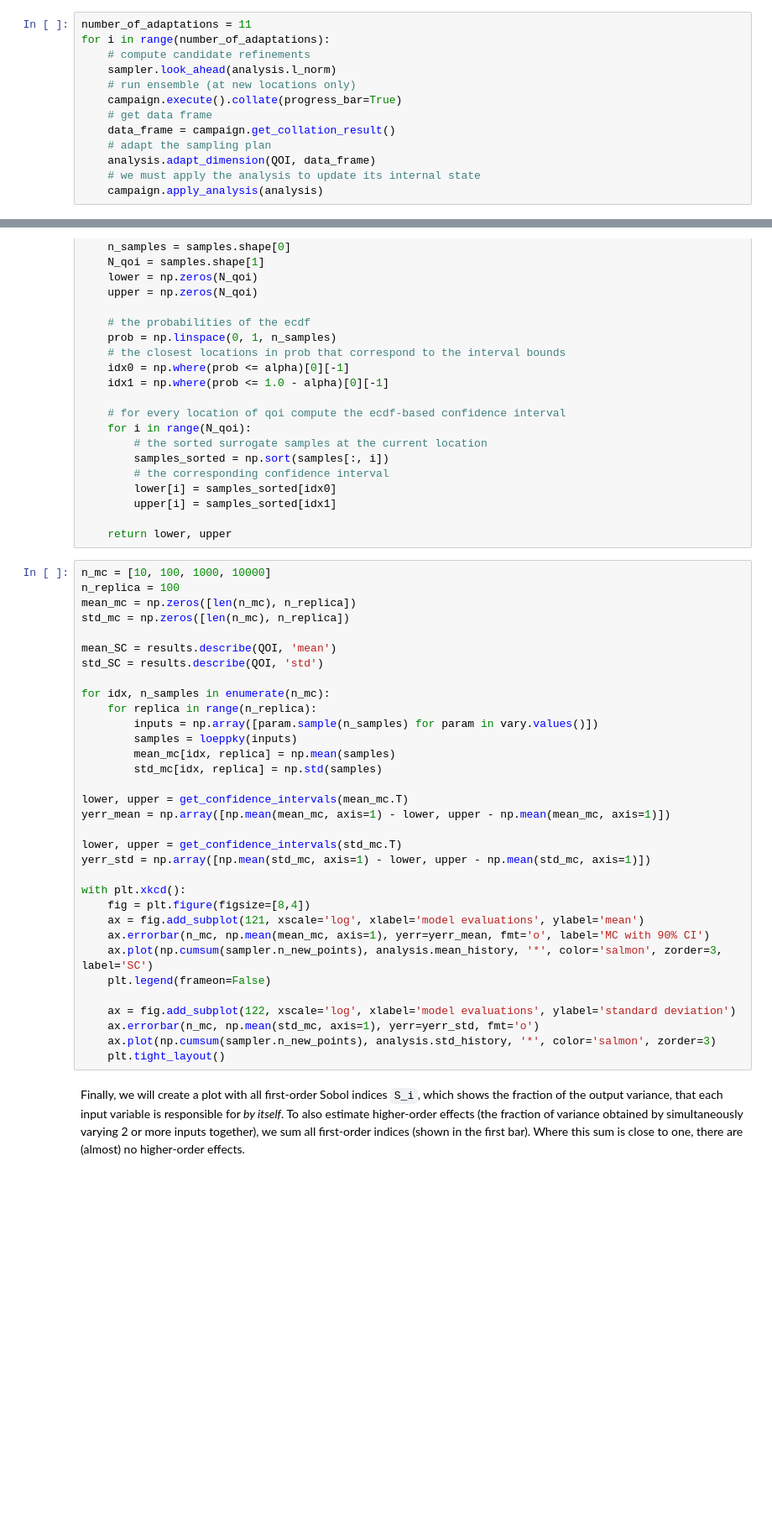
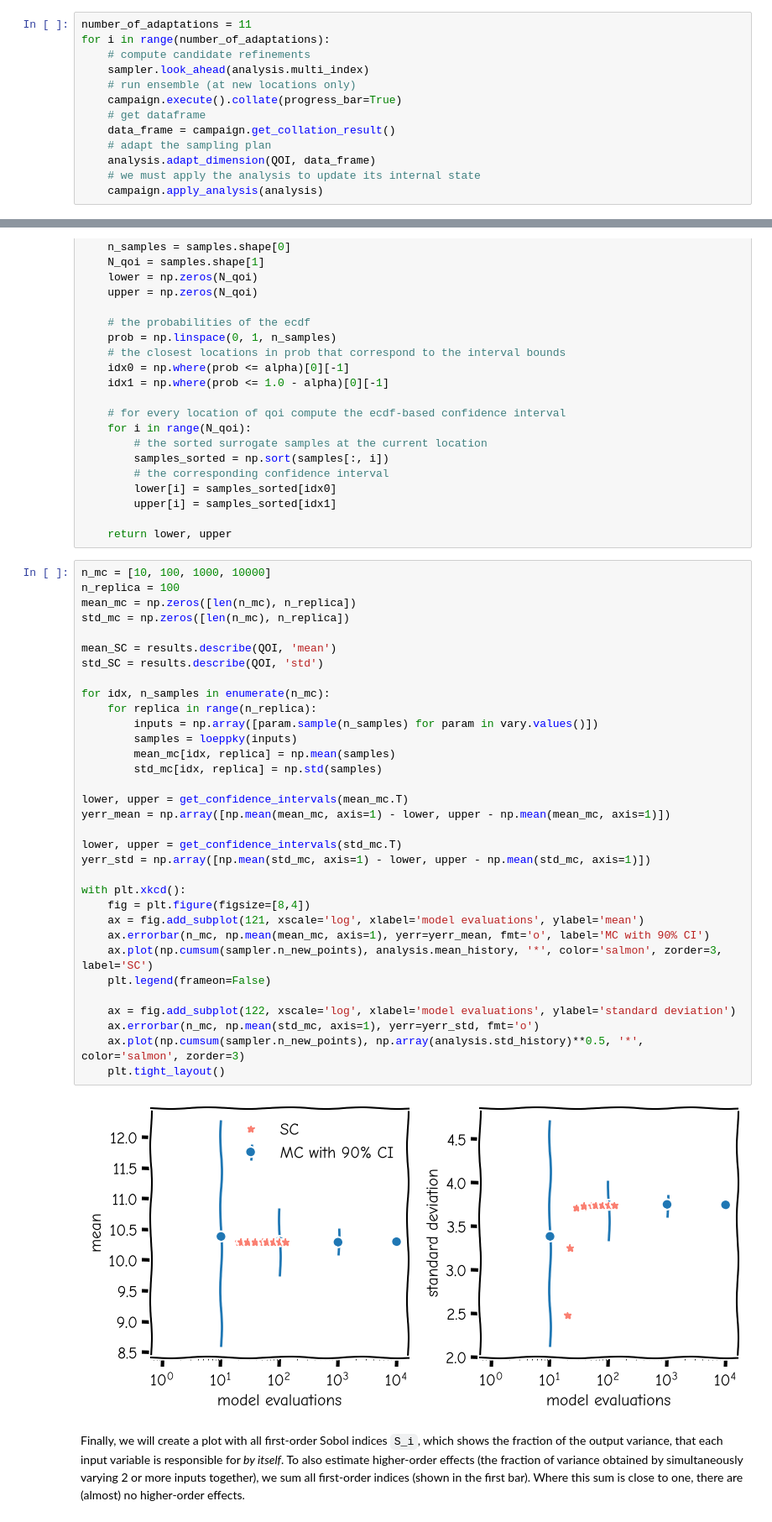
Before and after one commit to wedeling/sparse_grid_tutorial, a Jupyter notebook: loeppky.ipynb, the cells around one changed output, grey strips where cells are left out. Shown at 84% size. Drawn from its saved outputs; the diff is of its cells as text; blank space fills up the shorter version.

```diff
--- a/loeppky.ipynb
+++ b/loeppky.ipynb
@@ -125,10 +125,10 @@ Now we'll refine the grid several times in an anisotropic fashion. Here
 number_of_adaptations = 11
 for i in range(number_of_adaptations):
     # compute candidate refinements
-    sampler.look_ahead(analysis.l_norm)
+    sampler.look_ahead(analysis.multi_index)
     # run ensemble (at new locations only)
     campaign.execute().collate(progress_bar=True)
-    # get data frame
+    # get dataframe
     data_frame = campaign.get_collation_result()
     # adapt the sampling plan
     analysis.adapt_dimension(QOI, data_frame)
@@ -229,34 +227,36 @@ n_mc = [10, 100, 1000, 10000]
 n_replica = 100
 mean_mc = np.zeros([len(n_mc), n_replica])
 std_mc = np.zeros([len(n_mc), n_replica])
 
 mean_SC = results.describe(QOI, 'mean')
 std_SC = results.describe(QOI, 'std')
 
 for idx, n_samples in enumerate(n_mc):
     for replica in range(n_replica):
         inputs = np.array([param.sample(n_samples) for param in vary.values()])
         samples = loeppky(inputs)
         mean_mc[idx, replica] = np.mean(samples)
         std_mc[idx, replica] = np.std(samples)
 
 lower, upper = get_confidence_intervals(mean_mc.T)
 yerr_mean = np.array([np.mean(mean_mc, axis=1) - lower, upper - np.mean(mean_mc, axis=1)])
 
 lower, upper = get_confidence_intervals(std_mc.T)
 yerr_std = np.array([np.mean(std_mc, axis=1) - lower, upper - np.mean(std_mc, axis=1)])
 
 with plt.xkcd():
     fig = plt.figure(figsize=[8,4])
     ax = fig.add_subplot(121, xscale='log', xlabel='model evaluations', ylabel='mean')
     ax.errorbar(n_mc, np.mean(mean_mc, axis=1), yerr=yerr_mean, fmt='o', label='MC with 90% CI')
     ax.plot(np.cumsum(sampler.n_new_points), analysis.mean_history, '*', color='salmon', zorder=3, label='SC')
     plt.legend(frameon=False)
 
     ax = fig.add_subplot(122, xscale='log', xlabel='model evaluations', ylabel='standard deviation')
     ax.errorbar(n_mc, np.mean(std_mc, axis=1), yerr=yerr_std, fmt='o')
-    ax.plot(np.cumsum(sampler.n_new_points), analysis.std_history, '*', color='salmon', zorder=3)
+    ax.plot(np.cumsum(sampler.n_new_points), np.array(analysis.std_history)**0.5, '*', color='salmon', zorder=3)
     plt.tight_layout()
+# %% [output]
+[figure, added]
 # %% [markdown]
 Finally, we will create a plot with all first-order Sobol indices `S_i`, which shows the fraction of the output variance, that each input variable is responsible for *by itself*. To also estimate higher-order effects (the fraction of variance obtained by simultaneously varying 2 or more inputs together), we sum all first-order indices (shown in the first bar). Where this sum is close to one, there are (almost) no higher-order effects.
 # %%
```
Also changed, not shown: parts of 7 cells of this notebook, 1 other file.
